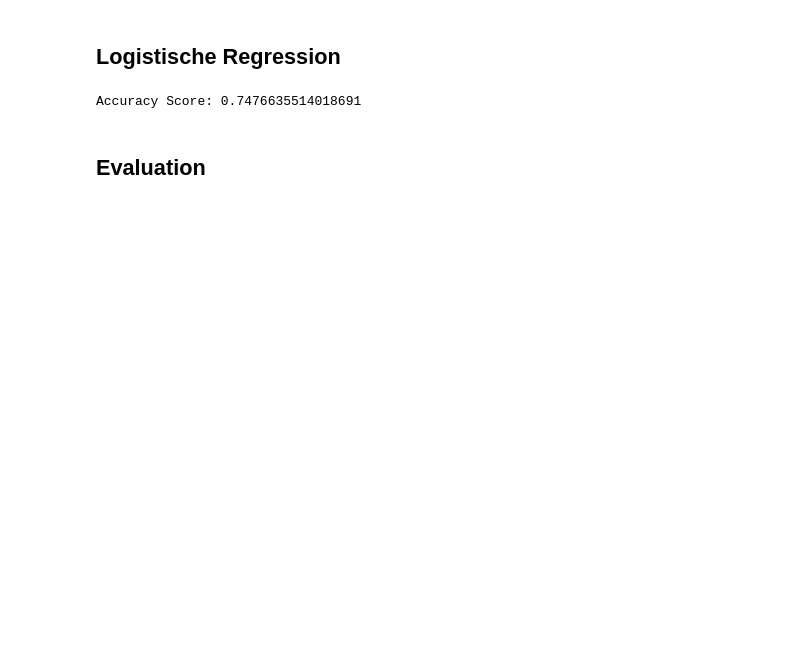
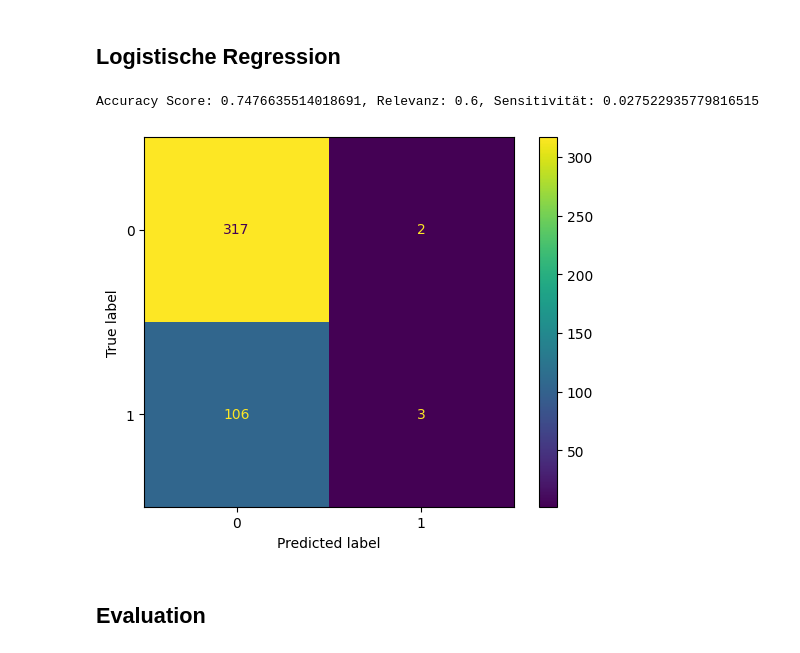
Before and after one commit to bogatyr-e/ml-prediction-aids, a Jupyter notebook: src/ml-survival-project.ipynb, the cells around one changed output. Saved outputs shown, nothing was run; the diff lists cells and outputs as text; code cells hidden in the pictures; blank space fills up the shorter version.

```diff
--- a/src/ml-survival-project.ipynb
+++ b/src/ml-survival-project.ipynb
@@ -260,14 +308,25 @@ Recall: 0.0
 from sklearn.linear_model import LogisticRegression
 from sklearn.inspection import permutation_importance
 # training
-logreg = LogisticRegression()
+logreg = LogisticRegression(random_state=42)
 model = logreg.fit(X_train,y_train)
 
 #prediction
 y_pred = logreg.predict(X_test)
-print("Accuracy Score: " + str(logreg.score(X_test,y_test)))
+
+#evaluation
+precision = precision_score(y_test, y_pred)
+recall = recall_score(y_test, y_pred)
+
+print("Accuracy Score: {}, Relevanz: {}, Sensitivität: {}".format(str(logreg.score(X_test,y_test)), precision,recall))
 # %% [output]
-Accuracy Score: 0.7476635514018691
+Accuracy Score: 0.7476635514018691, Relevanz: 0.6, Sensitivität: 0.027522935779816515
+# %%
+cm = confusion_matrix(y_test, y_pred)
+
+ConfusionMatrixDisplay(cm).plot();
+# %% [output]
+[figure, added]
 # %% [markdown]
 ## Evaluation
 # %%
```
Also changed, not shown: parts of 32 cells of this notebook.
